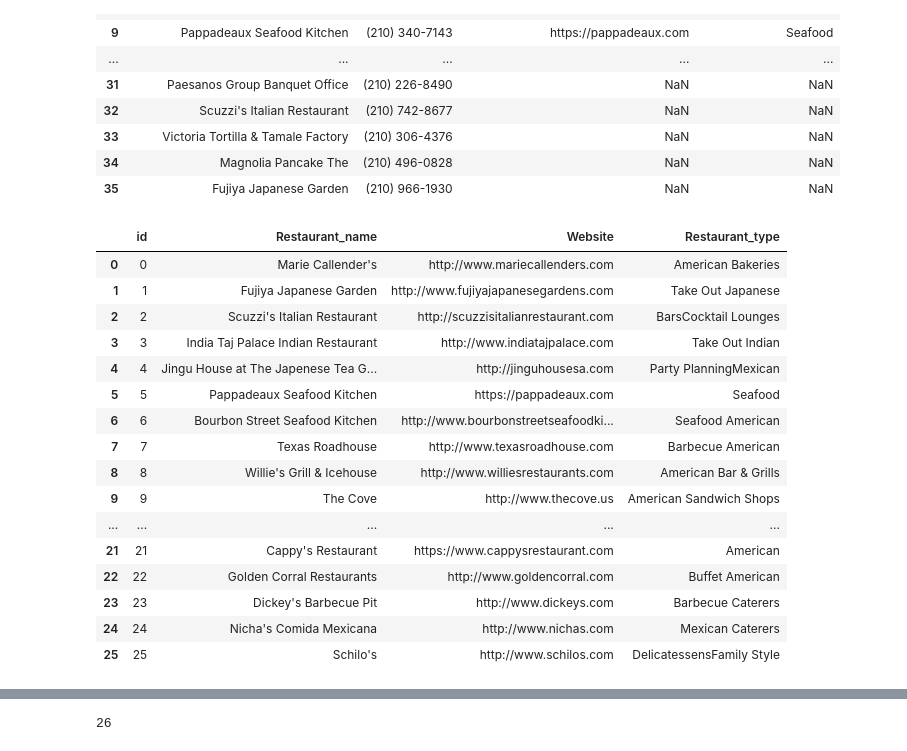
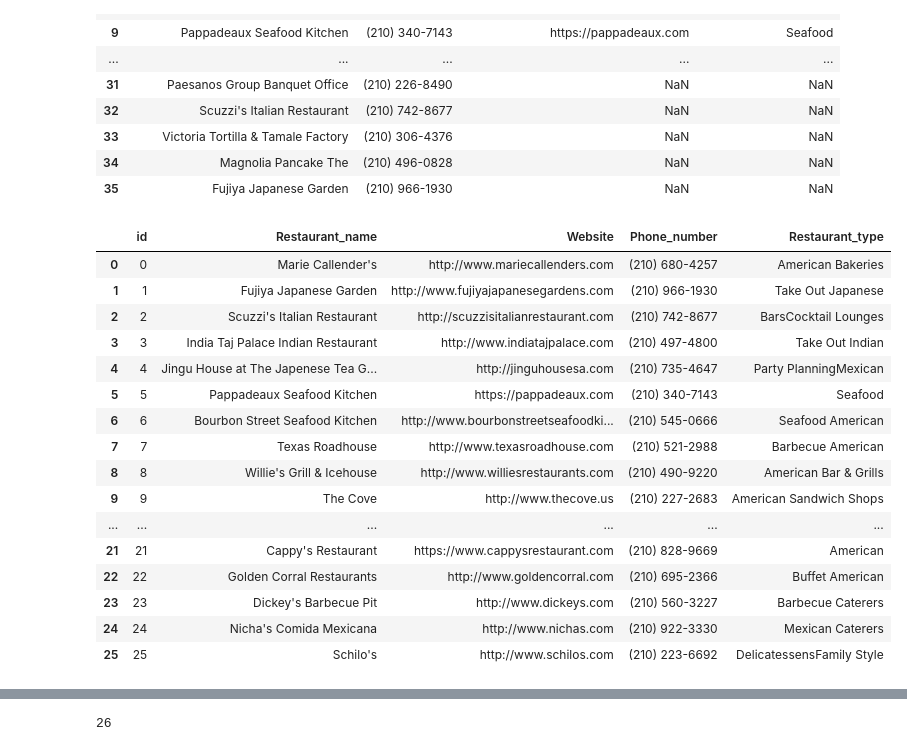
Before and after one commit to shechter430/ETL_project, a Jupyter notebook: ETL-RestaurantData.ipynb, the cells around one changed output, grey strips where cells are left out. Drawn from its saved outputs; the diff is of its cells as text; code cells hidden in the pictures.

Commit message:
cleaned up notebook

```diff
--- a/ETL-RestaurantData.ipynb
+++ b/ETL-RestaurantData.ipynb
@@ -26,23 +35,16 @@ soup = BeautifulSoup(html, 'html.parser')
 # %%
-import re
+# Getting the restaurant info from website and create lists to append information to
 rest_info = soup.find_all('div', class_='info')
 restaurant = []
 phone =[]
-address = []
-reviews =[]
-result =[]
 website =[]
 category =[]
 for info in rest_info:
     try:
         restaurant.append(info.find('a', class_="business-name").text)
         phone.append(info.find('div', class_="phone").text)
-        #address.append(info.find('p', class_="adr").text)
-        reviews.append(info.find('span', class_="count"))
         website.append(info.find('a', class_="track-visit-website")['href'])
         category.append(info.find('div', class_="categories").text)
-
-
     except TypeError:
         website.append(float('NAN'))
         category.append(float('NAN'))
@@ -106,25 +111,25 @@ restaurant_clean = restaurant_df.dropna(how = 'any')
 restaurant_clean = restaurant_clean.drop_duplicates(ignore_index=True)
 # %%
+# Load all clean information into dataframe, add "id" column and rearrange columns
 restaurant_clean_df = restaurant_clean.copy()
 restaurant_clean_df['id'] = restaurant_clean.index
-#restaurant_clean_df.set_index('ID' , inplace=True)
-restaurant_info = restaurant_clean_df [['id', 'Restaurant_name', 'Website', 'Restaurant_type']]
+restaurant_info = restaurant_clean_df [['id', 'Restaurant_name', 'Website', 'Phone_number', 'Restaurant_type']]
 restaurant_info
 # %% [output]
-|  | id | Restaurant_name | Website | Restaurant_type |
-| 0 | 0 | Marie Callender's | http://www.mariecallenders.com | American Bakeries |
-| 1 | 1 | Fujiya Japanese Garden | http://www.fujiyajapanesegardens.com | Take Out Japanese |
-| 2 | 2 | Scuzzi's Italian Restaurant | http://scuzzisitalianrestaurant.com | BarsCocktail Lounges |
-| 3 | 3 | India Taj Palace Indian Restaurant | http://www.indiatajpalace.com | Take Out Indian |
-| 4 | 4 | Jingu House at The Japenese Tea G... | http://jinguhousesa.com | Party PlanningMexican |
-| 5 | 5 | Pappadeaux Seafood Kitchen | https://pappadeaux.com | Seafood |
-| 6 | 6 | Bourbon Street Seafood Kitchen | http://www.bourbonstreetseafoodki... | Seafood American |
-| 7 | 7 | Texas Roadhouse | http://www.texasroadhouse.com | Barbecue American |
-| 8 | 8 | Willie's Grill & Icehouse | http://www.williesrestaurants.com | American Bar & Grills |
-| 9 | 9 | The Cove | http://www.thecove.us | American Sandwich Shops |
-| ... | ... | ... | ... | ... |
-| 21 | 21 | Cappy's Restaurant | https://www.cappysrestaurant.com | American |
-| 22 | 22 | Golden Corral Restaurants | http://www.goldencorral.com | Buffet American |
-| 23 | 23 | Dickey's Barbecue Pit | http://www.dickeys.com | Barbecue Caterers |
-| 24 | 24 | Nicha's Comida Mexicana | http://www.nichas.com | Mexican Caterers |
-| 25 | 25 | Schilo's | http://www.schilos.com | DelicatessensFamily Style |
+|  | id | Restaurant_name | Website | Phone_number | Restaurant_type |
+| 0 | 0 | Marie Callender's | http://www.mariecallenders.com | (210) 680-4257 | American Bakeries |
+| 1 | 1 | Fujiya Japanese Garden | http://www.fujiyajapanesegardens.com | (210) 966-1930 | Take Out Japanese |
+| 2 | 2 | Scuzzi's Italian Restaurant | http://scuzzisitalianrestaurant.com | (210) 742-8677 | BarsCocktail Lounges |
+| 3 | 3 | India Taj Palace Indian Restaurant | http://www.indiatajpalace.com | (210) 497-4800 | Take Out Indian |
+| 4 | 4 | Jingu House at The Japenese Tea G... | http://jinguhousesa.com | (210) 735-4647 | Party PlanningMexican |
+| 5 | 5 | Pappadeaux Seafood Kitchen | https://pappadeaux.com | (210) 340-7143 | Seafood |
+| 6 | 6 | Bourbon Street Seafood Kitchen | http://www.bourbonstreetseafoodki... | (210) 545-0666 | Seafood American |
+| 7 | 7 | Texas Roadhouse | http://www.texasroadhouse.com | (210) 521-2988 | Barbecue American |
+| 8 | 8 | Willie's Grill & Icehouse | http://www.williesrestaurants.com | (210) 490-9220 | American Bar & Grills |
+| 9 | 9 | The Cove | http://www.thecove.us | (210) 227-2683 | American Sandwich Shops |
+| ... | ... | ... | ... | ... | ... |
+| 21 | 21 | Cappy's Restaurant | https://www.cappysrestaurant.com | (210) 828-9669 | American |
+| 22 | 22 | Golden Corral Restaurants | http://www.goldencorral.com | (210) 695-2366 | Buffet American |
+| 23 | 23 | Dickey's Barbecue Pit | http://www.dickeys.com | (210) 560-3227 | Barbecue Caterers |
+| 24 | 24 | Nicha's Comida Mexicana | http://www.nichas.com | (210) 922-3330 | Mexican Caterers |
+| 25 | 25 | Schilo's | http://www.schilos.com | (210) 223-6692 | DelicatessensFamily Style |
```
Also changed, not shown: parts of 23 cells of this notebook.
